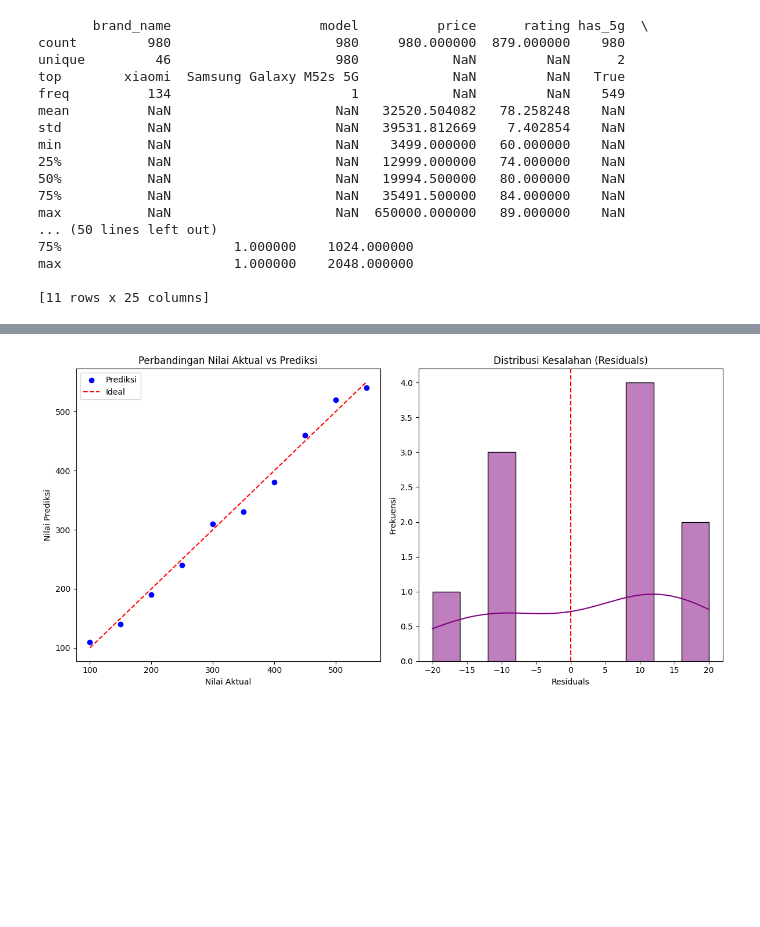
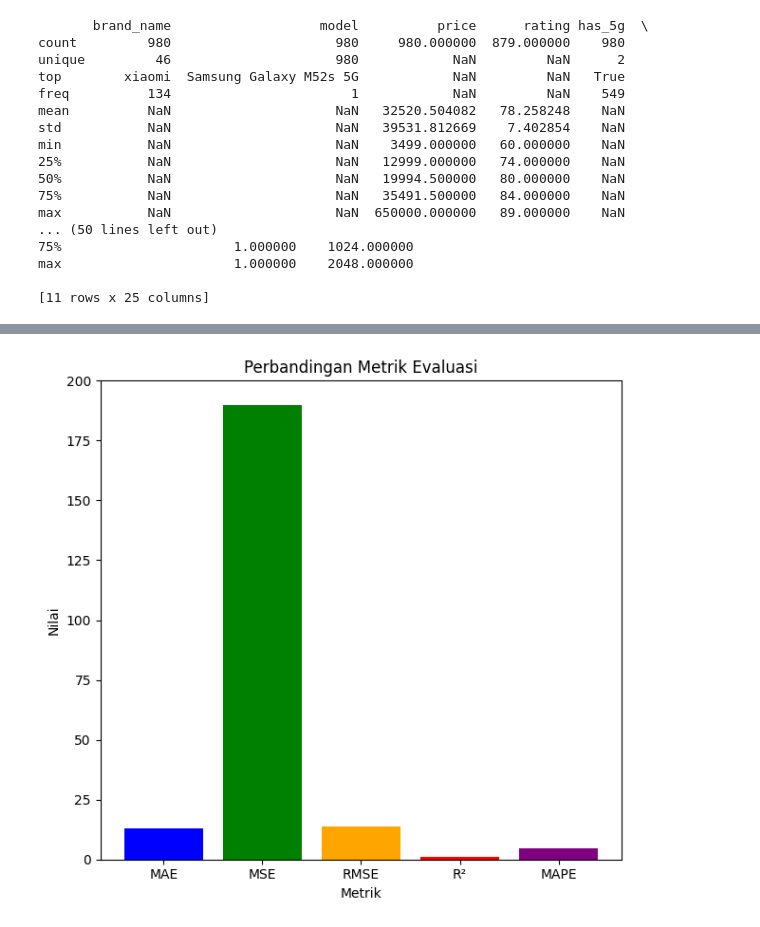
Before and after one commit to Dh0t/Tugas, a Jupyter notebook: BigDataptm9.ipynb, the cells around one changed output, grey strips where cells are left out. Cells and saved outputs as stored; diff of their text form; code cells hidden in the pictures; blank space fills up the shorter version.

```diff
--- a/BigDataptm9.ipynb
+++ b/BigDataptm9.ipynb
@@ -463,27 +388,28 @@ Mean Absolute Percentage Error (MAPE): 4.775468975468976%
-# %%
-# Visualisasi Grafik
-plt.figure(figsize=(12, 6))
-
-# Plot perbandingan nilai aktual vs prediksi
-plt.subplot(1, 2, 1)
-plt.scatter(y_actual, y_pred, color='blue', label='Prediksi')
-plt.plot([min(y_actual), max(y_actual)], [min(y_actual), max(y_actual)], color='red', linestyle='--', label='Ideal')
-plt.xlabel('Nilai Aktual')
-plt.ylabel('Nilai Prediksi')
-plt.title('Perbandingan Nilai Aktual vs Prediksi')
-plt.legend()
-
-# Plot distribusi kesalahan (residuals)
-residuals = y_actual - y_pred
-plt.subplot(1, 2, 2)
-sns.histplot(residuals, kde=True, color='purple', bins=10)
-plt.axvline(0, color='red', linestyle='--')
-plt.xlabel('Residuals')
-plt.ylabel('Frekuensi')
-plt.title('Distribusi Kesalahan (Residuals)')
-
-# Menampilkan grafik
-plt.tight_layout()
-plt.show()
-# %% [output]
-[figure, removed]
+# %%
+# Data hasil evaluasi
+mae = 13.0
+mse = 190.0
+rmse = 13.784048752090222
+r2 = 0.9907878787878788
+mape = 4.78
+
+# Membuat grafik
+plt.figure(figsize=(12, 6))
+
+# Grafik 1: Bar chart untuk perbandingan metrik evaluasi
+metrics = ['MAE', 'MSE', 'RMSE', 'R²', 'MAPE']
+values = [mae, mse, rmse, r2, mape]
+colors = ['blue', 'green', 'orange', 'red', 'purple']
+
+plt.subplot(1, 2, 1)
+plt.bar(metrics, values, color=colors)
+plt.title('Perbandingan Metrik Evaluasi')
+plt.xlabel('Metrik')
+plt.ylabel('Nilai')
+plt.ylim(0, max(values) + 10)  # Menambahkan sedikit ruang untuk tampilan grafik
+
+# Menampilkan grafik
+plt.tight_layout()
+plt.show()
+# %% [output]
+[figure, added]
```
Also changed, not shown: parts of 13 cells of this notebook.
